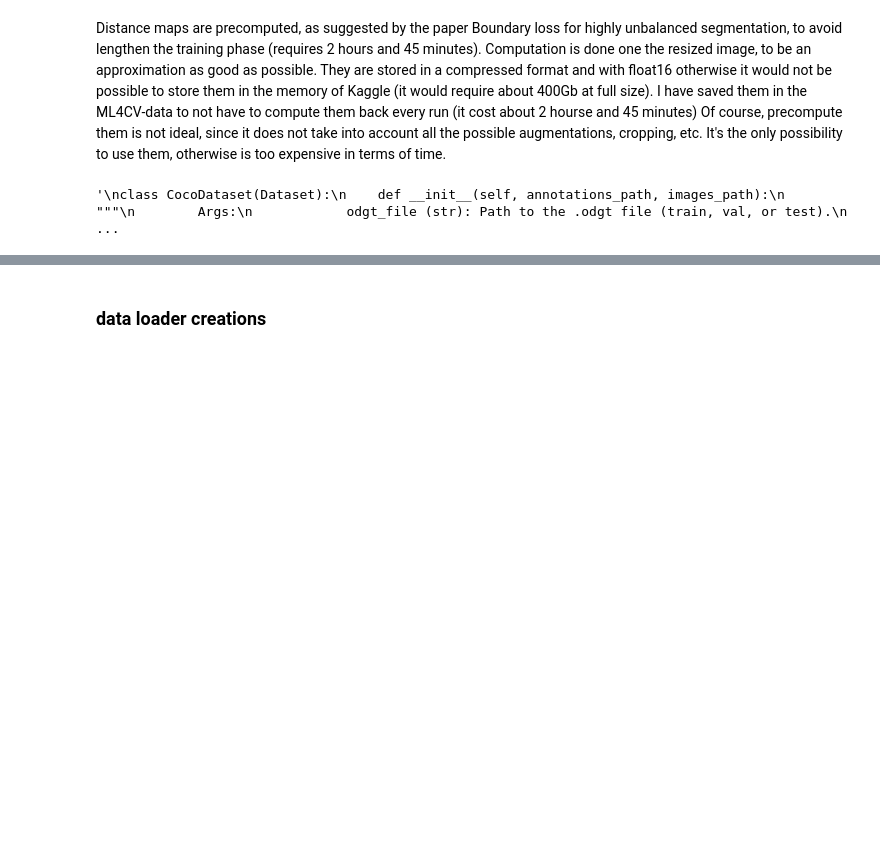
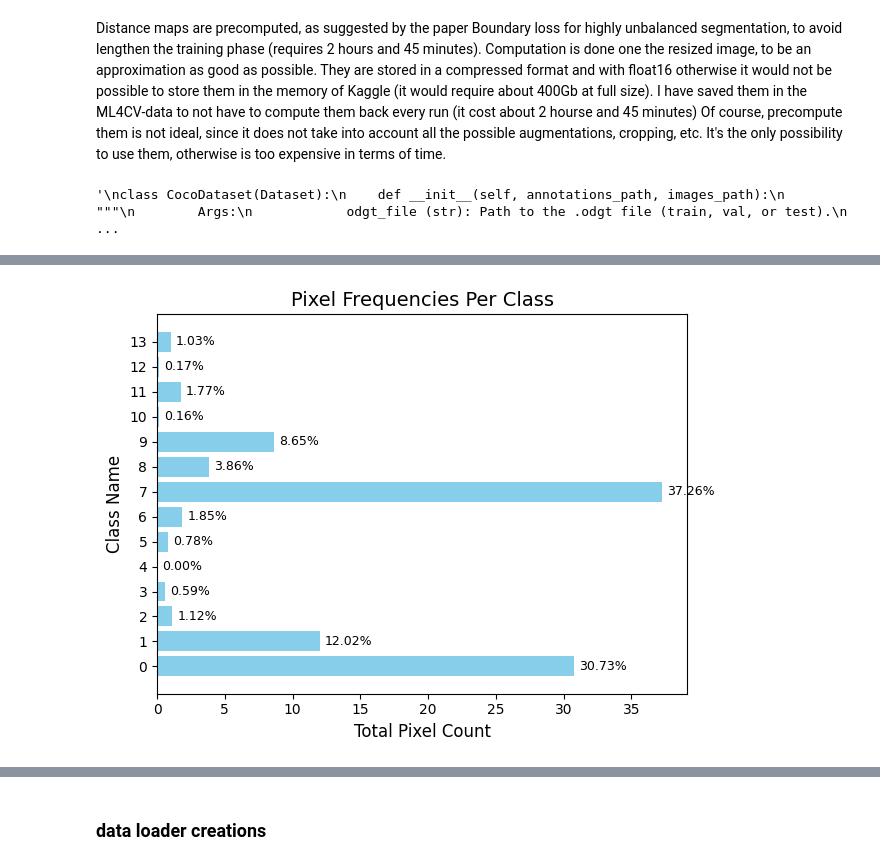
Before and after one commit to christiandibuo/ML4CV---Assignment, a Jupyter notebook: ml4cv_main.ipynb, the cells around one changed output, grey strips where cells are left out. Saved outputs shown, nothing was run; the diff lists cells and outputs as text; code cells hidden in the pictures; blank space fills up the shorter version.

```diff
--- a/ml4cv_main.ipynb
+++ b/ml4cv_main.ipynb
@@ -610,7 +459,28 @@ train_dataset = StreetHazardsDataset(
+# %%
+def plot_class_frequency(pixels_per_class, total_pixels):
+
+    percentages = (pixels_per_class / total_pixels) * 100
+    class_names = range(len(pixels_per_class))
+    bars = plt.barh(class_names, percentages, color='skyblue')
+
+    plt.ylabel('Class Name', fontsize=12)
+    plt.xlabel('Total Pixel Count', fontsize=12)
+    plt.title('Pixel Frequencies Per Class', fontsize=14)
+    plt.yticks(class_names, rotation=0, fontsize=10)
+    plt.xticks(fontsize=10)
+
+    for bar in bars:
+        xval = bar.get_width()
+        plt.text(xval + (max(percentages) * 0.01), bar.get_y() + bar.get_height()/2,
+                 f'{xval:.2f}%', ha='left', va='center', fontsize=9)
+
+    #plt.grid(axis='x', linestyle='--', alpha=0.7)
+    plt.tight_layout()
+    plt.show()
 # %%
-def compute_class_frequency(dataset, num_classes=13, normalize = True):
+def compute_class_frequency(dataset, num_classes=13, normalize = True, plot_frequencies = True):
     """
-    used to count the number of pixels per class, to understand how much a pixel is common to be a class or another one
+    count the number of pixels belonging to each class
     return: the computed weights
     """
     data_loader = DataLoader(dataset, batch_size=8, shuffle=False, num_workers=2)
@@ -628,6 +498,9 @@ def compute_class_frequency(dataset, num_classes=13, normalize = True):
     if normalize:
         weights = weights / weights.sum() * len(weights)
 
+    if plot_frequencies:
+        plot_class_frequency(pixels_per_class, total_pixels)
+
     return weights
 
 #weight_ce = compute_class_frequency(dataset= train_dataset, num_classes=13, normalize = True)
@@ -637,2 +508,6 @@ def compute_class_frequency(dataset, num_classes=13, normalize = True):
+# %%
+compute_class_frequency(dataset = test_dataset, num_classes = 14, normalize = False, plot_frequencies = True);
+# %% [output]
+[figure, added]
 # %%
 idx = 2
```
Also changed, not shown: parts of 90 cells of this notebook.
